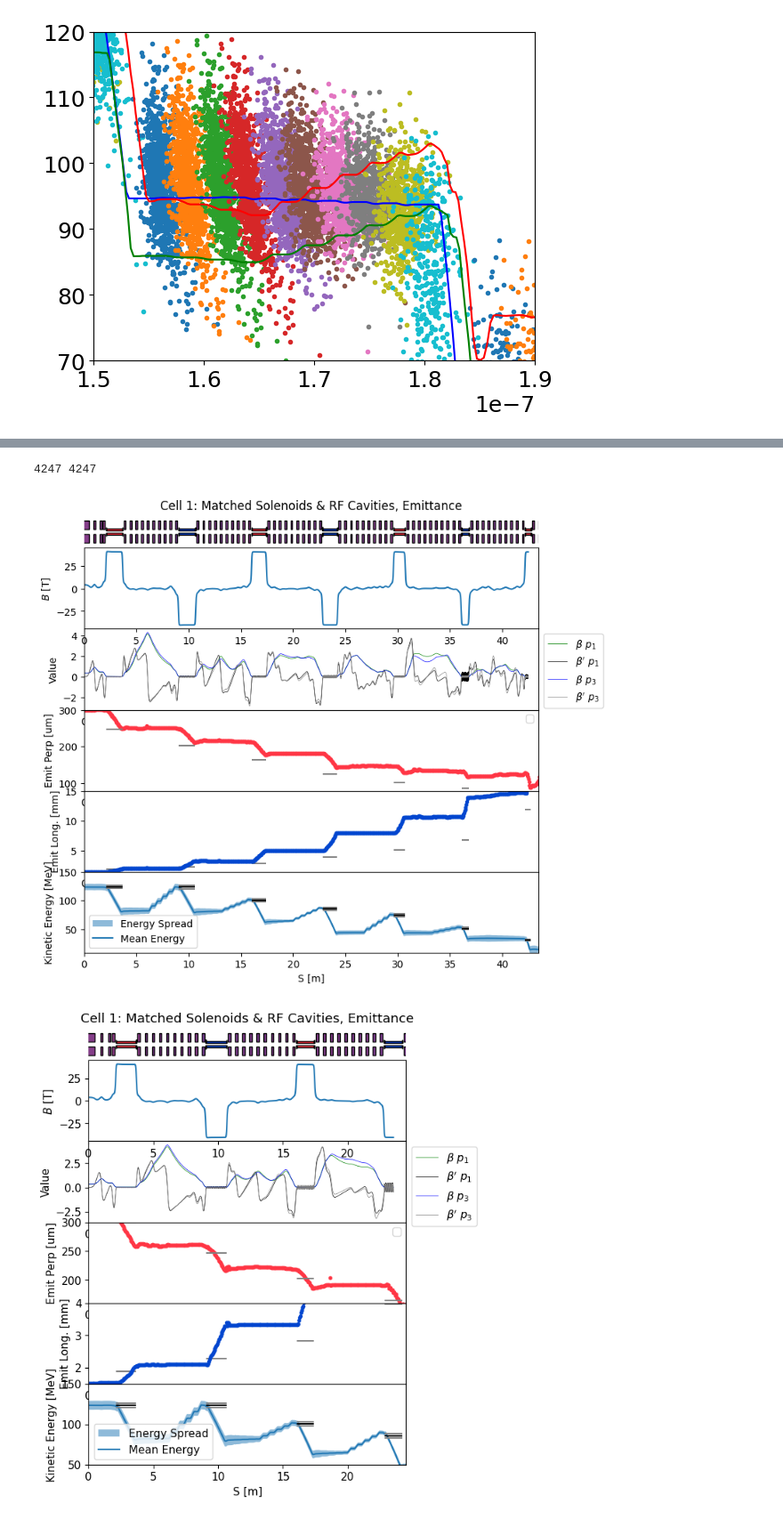
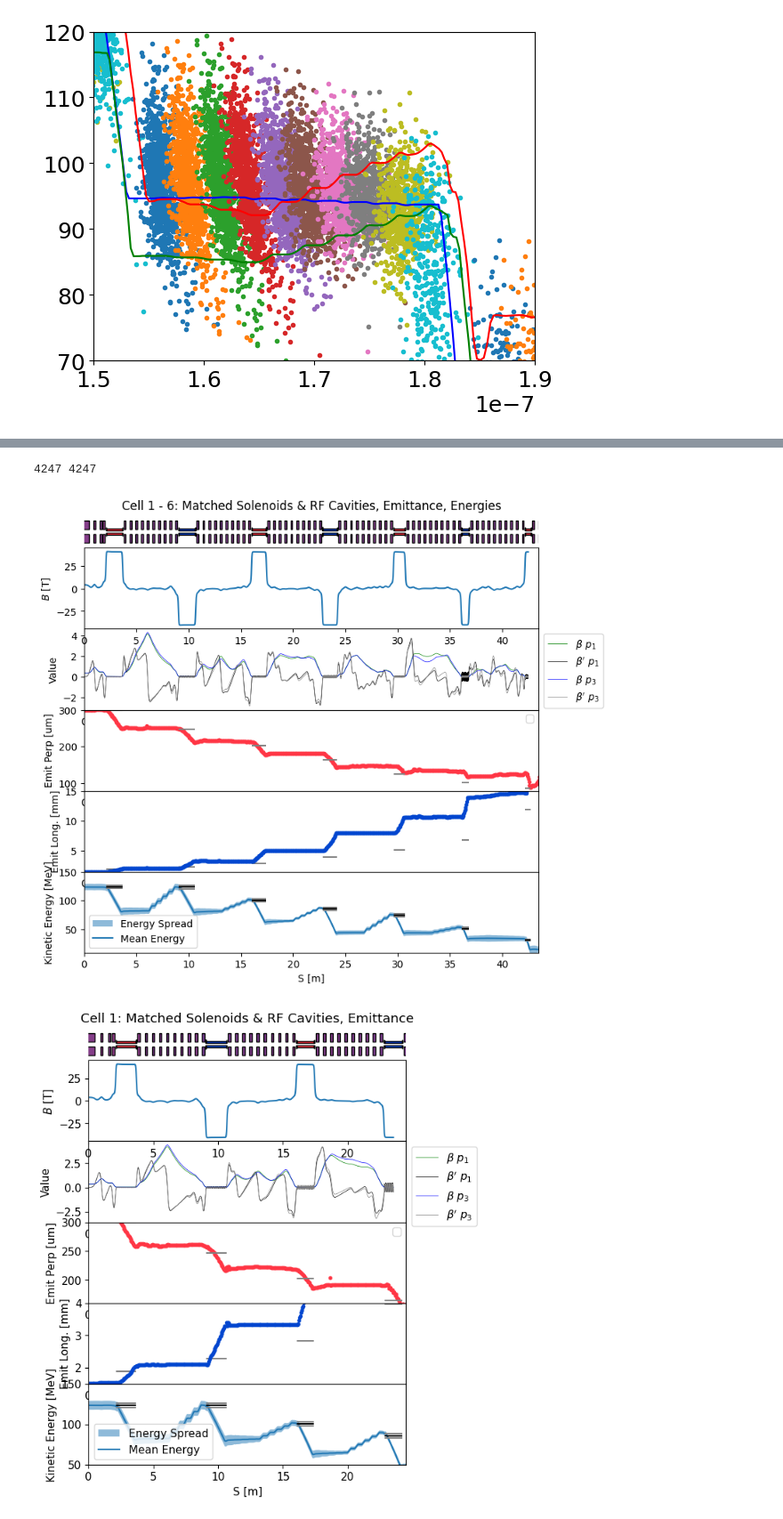
Before and after one commit to MuonCollider-WG4/muon_final_cooling, a Jupyter notebook: matched_lattice_10cell.ipynb, the cells around one changed output, grey strips where cells are left out. Shown at 89% size. Saved outputs shown, nothing was run; the diff lists cells and outputs as text; code cells hidden in the pictures.

Commit message:
Lattice Diagram added

```diff
--- a/matched_lattice_10cell.ipynb
+++ b/matched_lattice_10cell.ipynb
@@ -842,14 +768,3 @@ plt.plot(sol_df0[sol_df0.IEVT==3]['T'], sol_df0[sol_df0.IEVT==3].Pz*1E3, 'g', la
 # %% [output]
 [<matplotlib.lines.Line2D at 0x...>]
 [figure]
-# %%
-for md_solenoid in MD_solenoid_list:
-    Z = md_solenoid.position+0.25+0.05/2
-    plt.plot(sol_df['T'][sol_df.Z == float(f'{Z:.1f}')], 1e3*sol_df['Pz'][sol_df.Z == float(f'{Z:.1f}')], '.')
-
-plt.ylim(70, 120)
-plt.xlim(15E-8, 18E-8)
-
-plt.plot(sol_df0[sol_df0.IEVT==0]['T'], sol_df0[sol_df0.IEVT==0].Pz*1E3, 'b', label=f'Mean KE - Ref')
-plt.plot(sol_df0[sol_df0.IEVT==1]['T'], sol_df0[sol_df0.IEVT==1].Pz*1E3, 'r', label=f'-Sig KE')
-plt.plot(sol_df0[sol_df0.IEVT==3]['T'], sol_df0[sol_df0.IEVT==3].Pz*1E3, 'g', label=f'+Sig KE')
@@ -897,14 +770,0 @@ plt.legend()
-# %%
-for md_solenoid in MD_solenoid_list:
-    Z = md_solenoid.position
-    plt.plot(sol_df['T'][sol_df.Z == float(f'{Z:.1f}')], 1e3*sol_df['Pz'][sol_df.Z == float(f'{Z:.1f}')], '.')
-
-for md_solenoid in MD_solenoid_list:
-    Z = md_solenoid.position+0.25+0.05/2
-    plt.plot(sol_df['T'][sol_df.Z == float(f'{Z:.1f}')], 1e3*sol_df['Pz'][sol_df.Z == float(f'{Z:.1f}')], '.')
-
-plt.ylim(100, 230)
-plt.xlim(1E-8, 10E-8)
-
-plt.plot(sol_df1[sol_df1.IEVT==0]['T'], sol_df1[sol_df1.IEVT==0].Pz*1E3, 'b', label=f'sigma -ve')
-plt.plot(sol_df2[sol_df2.IEVT==0]['T'], sol_df2[sol_df2.IEVT==0].Pz*1E3, 'r', label=f'sigma +ve')
@@ -914,14 +770,0 @@ plt.plot(sol_df2[sol_df2.IEVT==0]['T'], sol_df2[sol_df2.IEVT==0].Pz*1E3, 'r', la
-# %%
-for md_solenoid in MD_solenoid_list:
-    Z = md_solenoid.position
-    plt.plot(sol_df['T'][sol_df.Z == float(f'{Z:.1f}')], 1e3*sol_df['Pz'][sol_df.Z == float(f'{Z:.1f}')], '.')
-
-for md_solenoid in MD_solenoid_list:
-    Z = md_solenoid.position+0.25+0.05/2
-    plt.plot(sol_df['T'][sol_df.Z == float(f'{Z:.1f}')], 1e3*sol_df['Pz'][sol_df.Z == float(f'{Z:.1f}')], '.')
-
-plt.ylim(100, 230)
-plt.xlim(1E-8, 10E-8)
-
-plt.plot(sol_df1[sol_df1.IEVT==0]['T'], sol_df1[sol_df1.IEVT==0].Pz*1E3, 'b', label=f'sigma -ve')
-plt.plot(sol_df2[sol_df2.IEVT==0]['T'], sol_df2[sol_df2.IEVT==0].Pz*1E3, 'r', label=f'sigma +ve')
@@ -1021,7 +854,7 @@ for i in range(10):
 ax2.set(xlim=(0, max_S+1), ylim=(10,150), xlabel='S [m]', ylabel='Kinetic Energy [MeV]')
 ax2.legend(loc='lower left')
 
-ax1.set_title('Cell 1: Matched Solenoids & RF Cavities, Emittance')
+ax1.set_title('Cell 1 - 6: Matched Solenoids & RF Cavities, Emittance, Energies')
 
 ax3.plot(Z_arr, np.array(emitT_arr)*1E6, '.', color=cmap(0))
 ax3.set(xlabel='Z [m]',ylabel='Emit Perp [um]', ylim=(80,300), xlim=(0, max_S+1))
@@ -1033,35 +866,35 @@ for i in range(10):
 ax3.legend()
 
 ax5.plot(Z_arr, np.array(emitL_arr)*1E3, '.', color=cmap(0.99))
 ax5.set(xlabel='Z [m]',ylabel='Emit Long. [mm]', xlim=(0, max_S+1), ylim=(1.5, 15))
 
 
 Mag_field = cp.MagneticField()
 [Mag_field.add_solenoid(solenoid) for solenoid in sol_list];
 
 p1 = p1_interp(s)
 p2 = p2_interp(s)
 p3 = p3_interp(s)
 [beta_interp1, betaP_interp1], [beta_interp2, betaP_interp2], [beta_interp3, betaP_interp3], B_superposed = calc_beta_betap(Mag_field, s, p1, p2, p3)
 
 # Plotting the results
 ax4.plot(s, beta_interp1, c='g', lw=0.5, label=r'$\beta \ p_1$')
 ax4.plot(s, betaP_interp1, c='k', lw=0.5,label=r'$\beta^{\prime} \ p_1$')
 ax4.plot(s, beta_interp3, c='b', lw=0.5, label=r'$\beta \ p_3$')
 ax4.plot(s, betaP_interp3, c='grey', lw=0.5,label=r'$\beta^{\prime} \ p_3$')
 ax4.set(xlabel='S [m]', ylabel='Value', xlim=(0, max_S+1))
 ax4.legend(bbox_to_anchor=(1.0, 1.0))
 
 
 ax6.plot(s, B_superposed)
 ax6.set(ylabel=(r'$B$ [T]'), xlim=(0, max_S+1))
 
 ax1.set_axis_off()
-
+plt.savefig('PerformanceOverview_Diagram.png')
 plt.show()
 # %% [output]
 4247 4247
-[figure, old version]
+[figure, new version]
 # %%
 matplotlib.rcParams.update({'font.size': 11})
 
```
Also changed, not shown: parts of 13 cells of this notebook, 1 other file.
